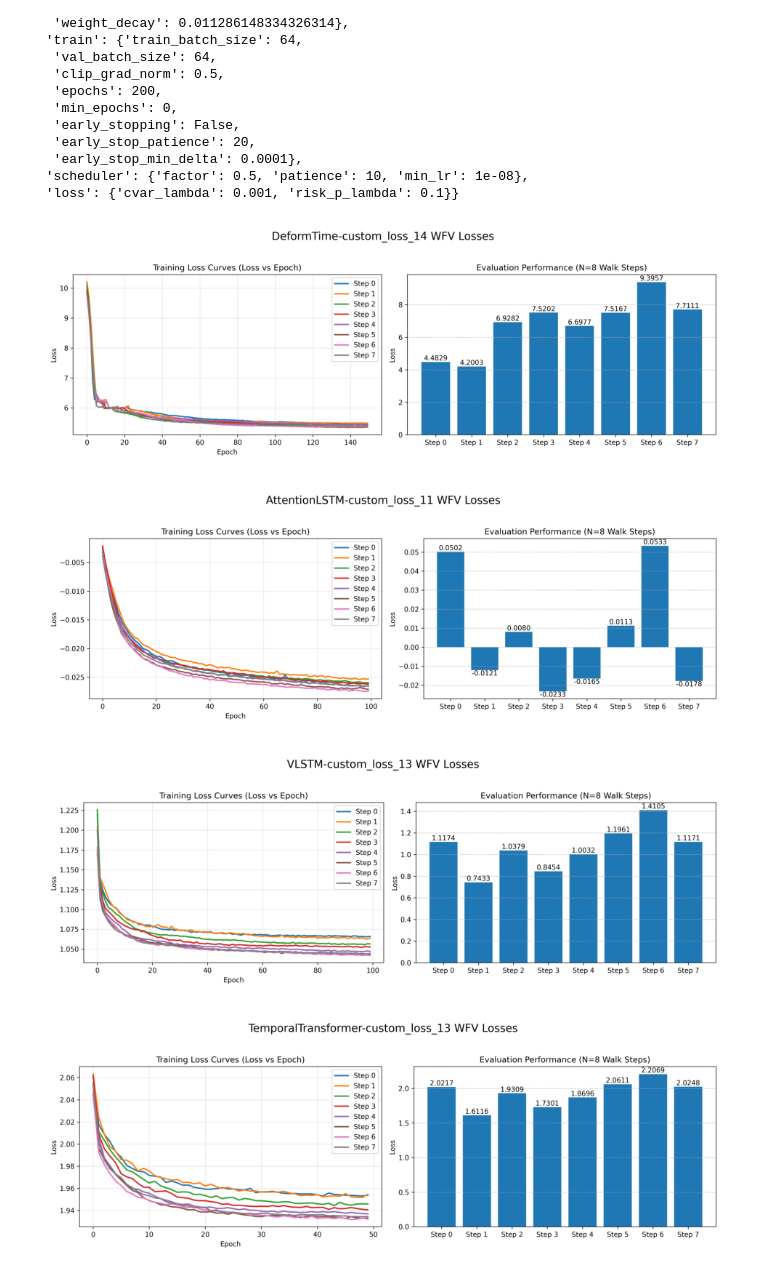
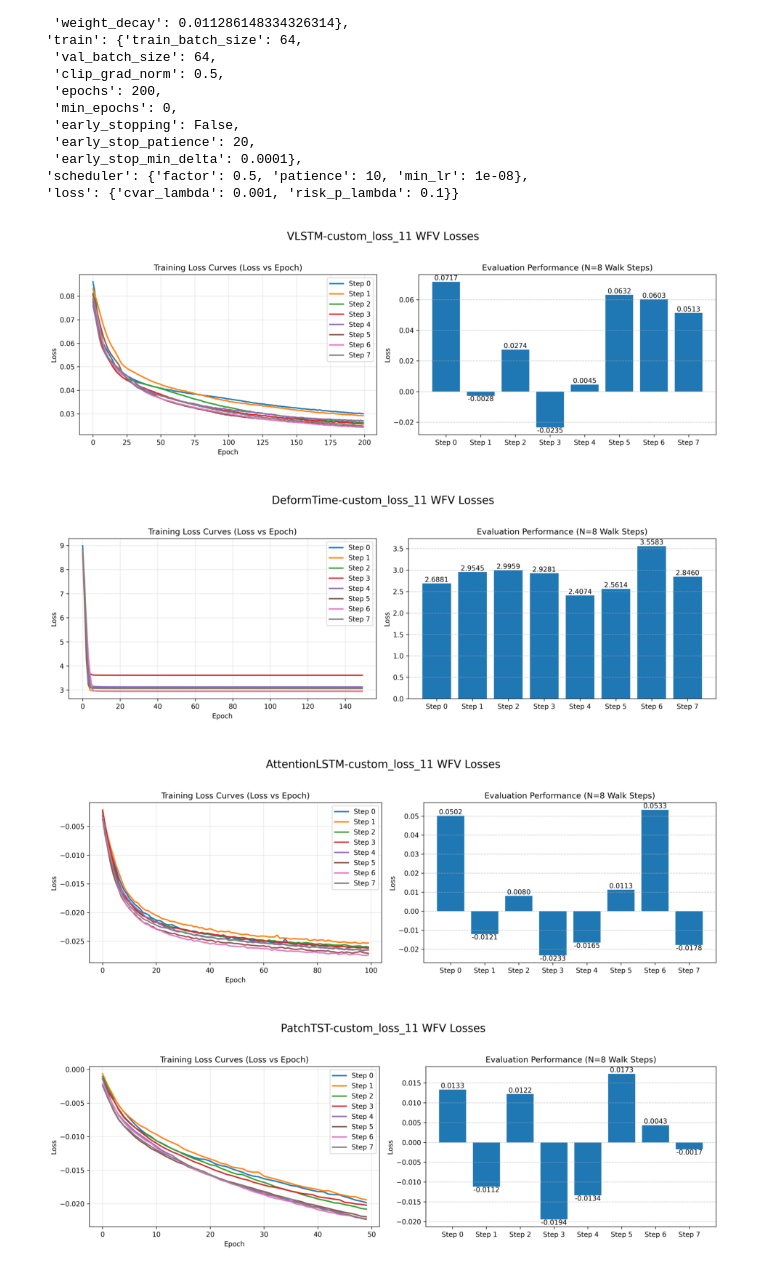
Before and after one commit to travisdesell/exact, a Jupyter notebook: financial_loss_functions/exploration/model_selection.ipynb, the cells around one changed output. Cells and saved outputs as stored; diff of their text form; code cells hidden in the pictures.

```diff
--- a/financial_loss_functions/exploration/model_selection.ipynb
+++ b/financial_loss_functions/exploration/model_selection.ipynb
@@ -509,23 +513,23 @@ opti_hparams.get(model_name)
  'scheduler': {'factor': 0.5, 'patience': 10, 'min_lr': 1e-08},
  'loss': {'cvar_lambda': 0.001, 'risk_p_lambda': 0.1}}
 # %%
-model_name = 'DeformTime-custom_loss_14'
+model_name = 'VLSTM-custom_loss_11'
 plot_train_curves(model_name)
 # %% [output]
-[figure, old version]
+[figure, new version]
 # %%
-model_name = 'AttentionLSTM-custom_loss_11'
+model_name = 'DeformTime-custom_loss_11'
 plot_train_curves(model_name)
 # %% [output]
-[figure, old version]
+[figure, new version]
 # %%
-model_name = 'VLSTM-custom_loss_13'
+model_name = 'AttentionLSTM-custom_loss_11'
 plot_train_curves(model_name)
 # %% [output]
-[figure, old version]
+[figure, new version]
 # %%
-model_name = 'TemporalTransformer-custom_loss_13'
+model_name = 'PatchTST-custom_loss_11'
 plot_train_curves(model_name)
 # %% [output]
-[figure, old version]
+[figure, new version]
 # %%
```
Also changed, not shown: parts of 19 cells of this notebook.
